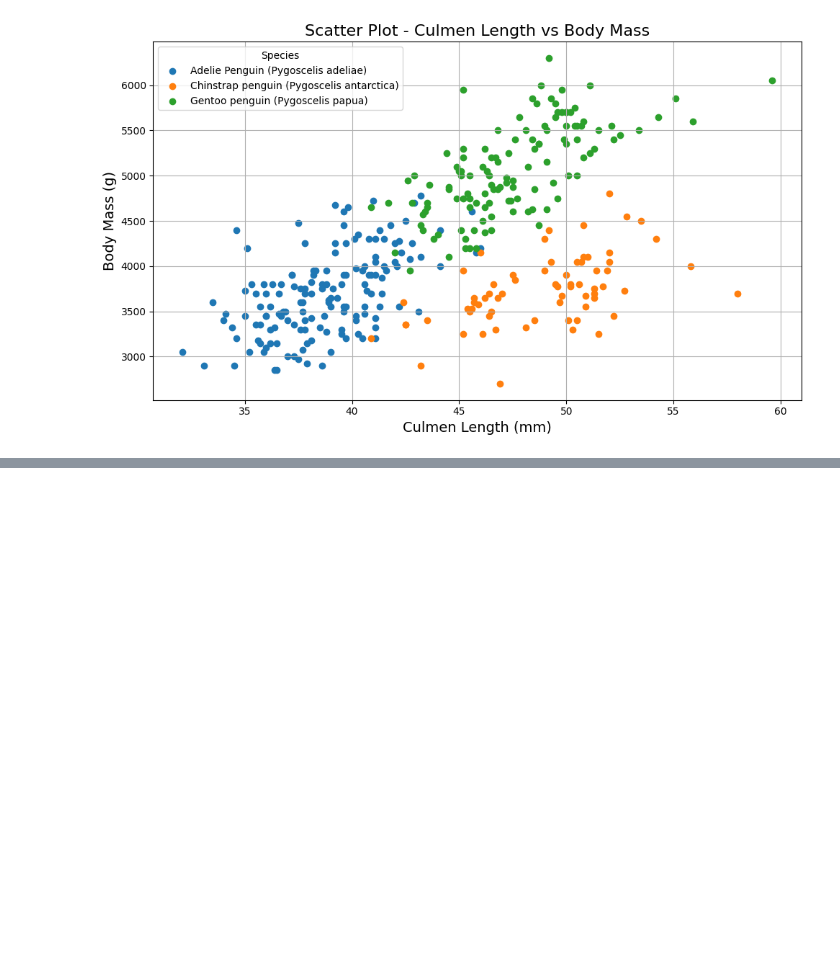
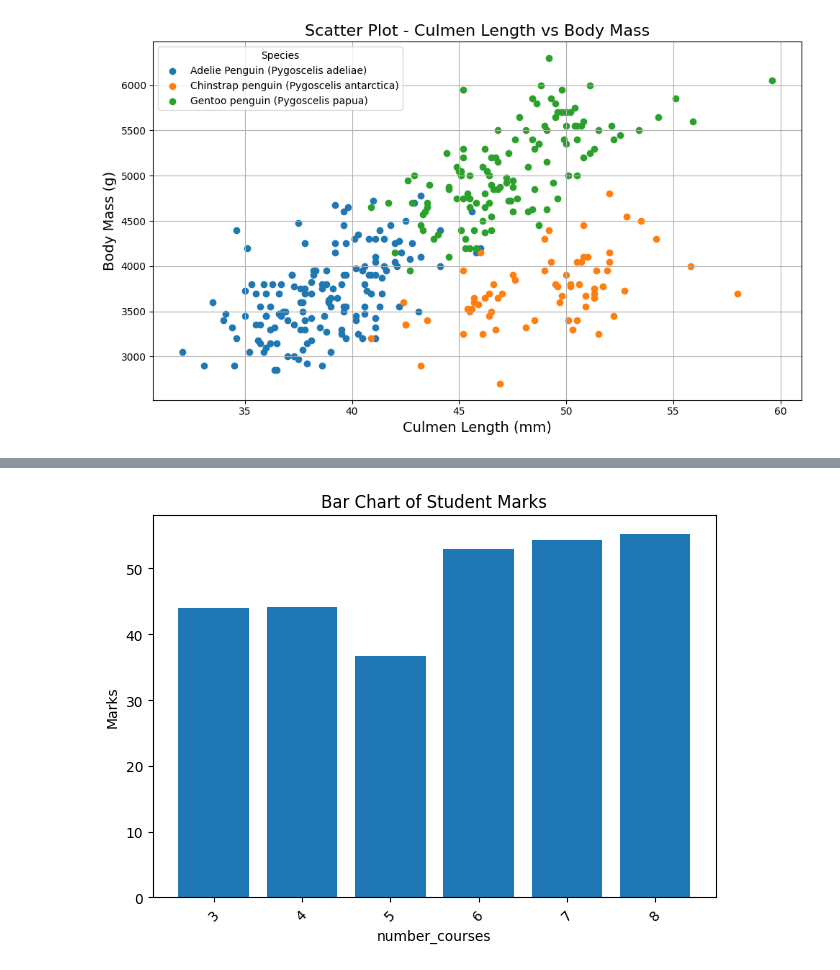
Before and after one commit to Nohan28/aiml, a Jupyter notebook: nohan23CS028.ipynb, the cells around one changed output, grey strips where cells are left out. Saved outputs shown, nothing was run; the diff lists cells and outputs as text; code cells hidden in the pictures; blank space fills up the shorter version.

```diff
--- a/nohan23CS028.ipynb
+++ b/nohan23CS028.ipynb
@@ -1247,0 +1271,13 @@ plt.show()
+# %%
+import pandas as pd
+import matplotlib.pyplot as plt
+df = pd.read_csv('/content/Student_Marks.csv')
+plt.bar(df['number_courses'], df['Marks'])
+plt.title('Bar Chart of Student Marks')
+plt.xlabel('number_courses')
+plt.ylabel('Marks')
+plt.xticks(rotation=45)
+plt.tight_layout()
+plt.show()
+# %% [output]
+[figure, added]
```
Also changed, not shown: parts of 3 cells of this notebook.
